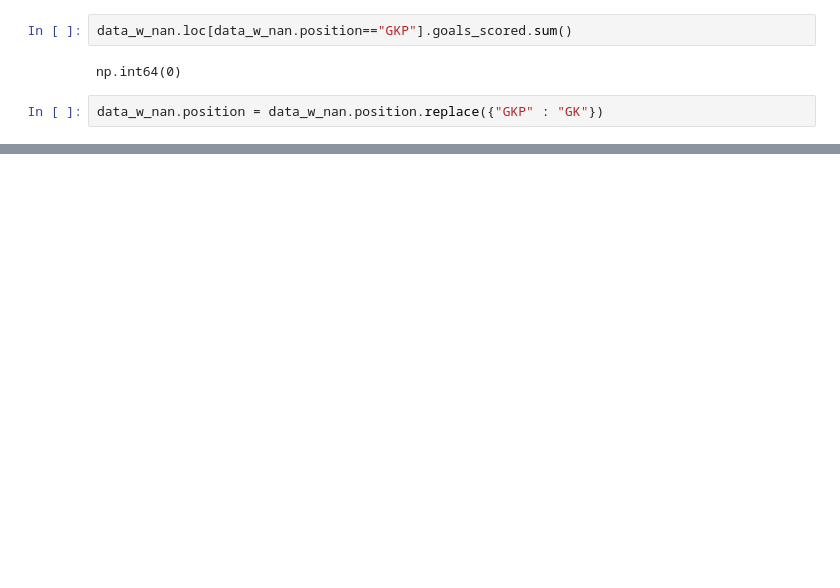
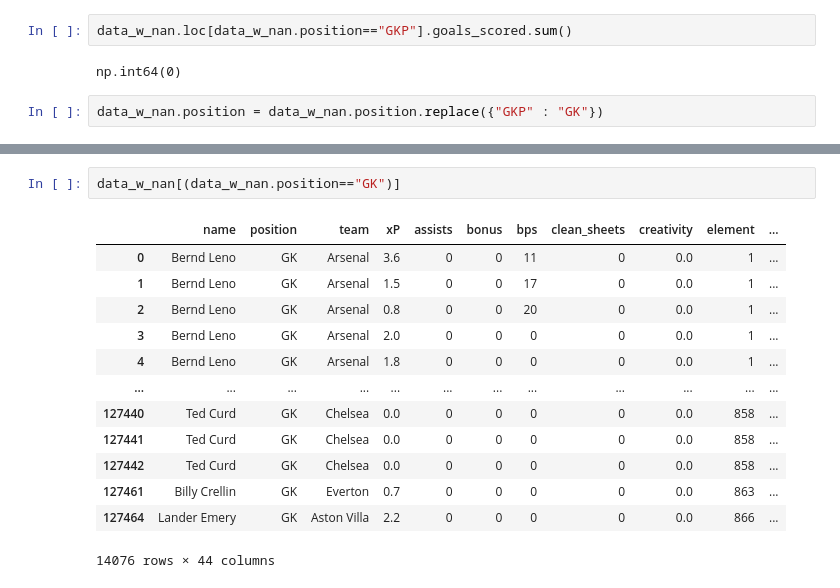
Before and after one commit to ruus77/FPL-Points-Predictions, a Jupyter notebook: Data Cleaning.ipynb, the cells around one changed output, grey strips where cells are left out. Drawn from its saved outputs; the diff is of its cells as text; blank space fills up the shorter version.

```diff
--- a/Data Cleaning.ipynb
+++ b/Data Cleaning.ipynb
@@ -162,0 +169,16 @@ plt.legend(title='Pozycja', bbox_to_anchor=(1.05, 1), loc='upper left');
+# %%
+data_w_nan[(data_w_nan.position=="GK")]
+# %% [output]
+|  | name | position | team | xP | assists | bonus | bps | clean_sheets | creativity | element | ... |
+| 0 | Bernd Leno | GK | Arsenal | 3.6 | 0 | 0 | 11 | 0 | 0.0 | 1 | ... |
+| 1 | Bernd Leno | GK | Arsenal | 1.5 | 0 | 0 | 17 | 0 | 0.0 | 1 | ... |
+| 2 | Bernd Leno | GK | Arsenal | 0.8 | 0 | 0 | 20 | 0 | 0.0 | 1 | ... |
+| 3 | Bernd Leno | GK | Arsenal | 2.0 | 0 | 0 | 0 | 0 | 0.0 | 1 | ... |
+| 4 | Bernd Leno | GK | Arsenal | 1.8 | 0 | 0 | 0 | 0 | 0.0 | 1 | ... |
+| ... | ... | ... | ... | ... | ... | ... | ... | ... | ... | ... | ... |
+| 127440 | Ted Curd | GK | Chelsea | 0.0 | 0 | 0 | 0 | 0 | 0.0 | 858 | ... |
+| 127441 | Ted Curd | GK | Chelsea | 0.0 | 0 | 0 | 0 | 0 | 0.0 | 858 | ... |
+| 127442 | Ted Curd | GK | Chelsea | 0.0 | 0 | 0 | 0 | 0 | 0.0 | 858 | ... |
+| 127461 | Billy Crellin | GK | Everton | 0.7 | 0 | 0 | 0 | 0 | 0.0 | 863 | ... |
+| 127464 | Lander Emery | GK | Aston Villa | 2.2 | 0 | 0 | 0 | 0 | 0.0 | 866 | ... |
+14076 rows × 44 columns
```
Also changed, not shown: parts of 32 cells of this notebook, 2 other files.
